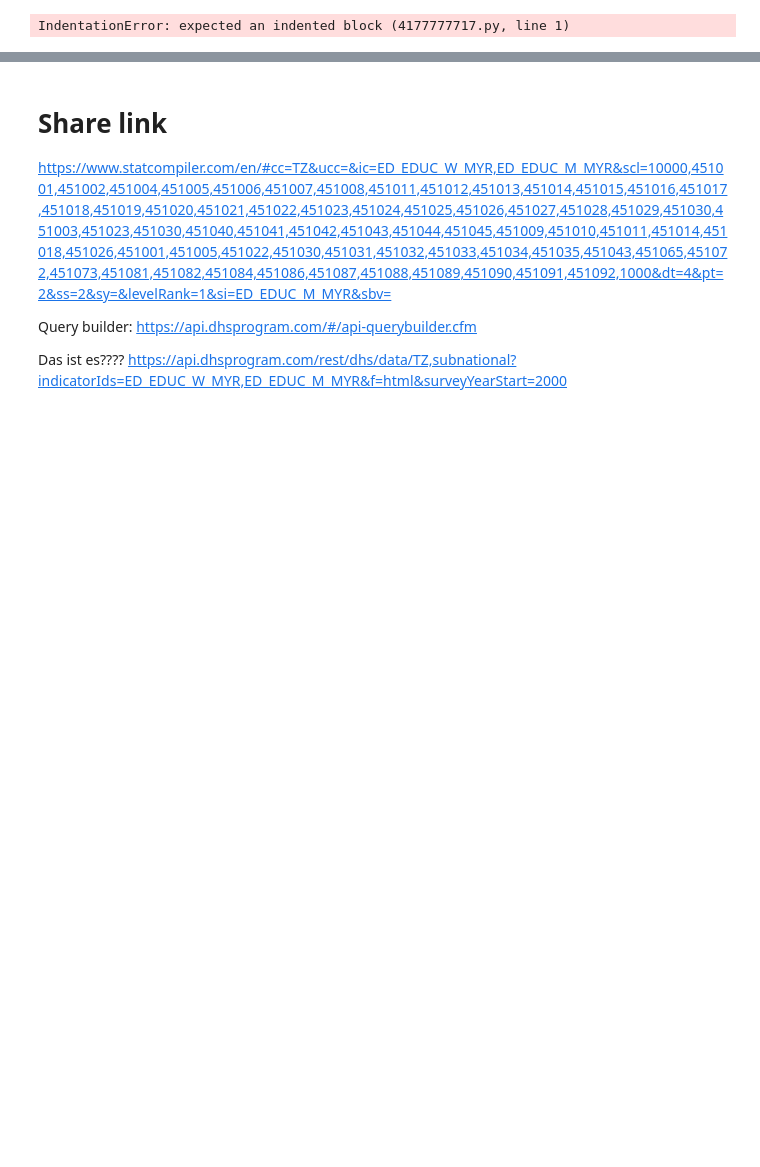
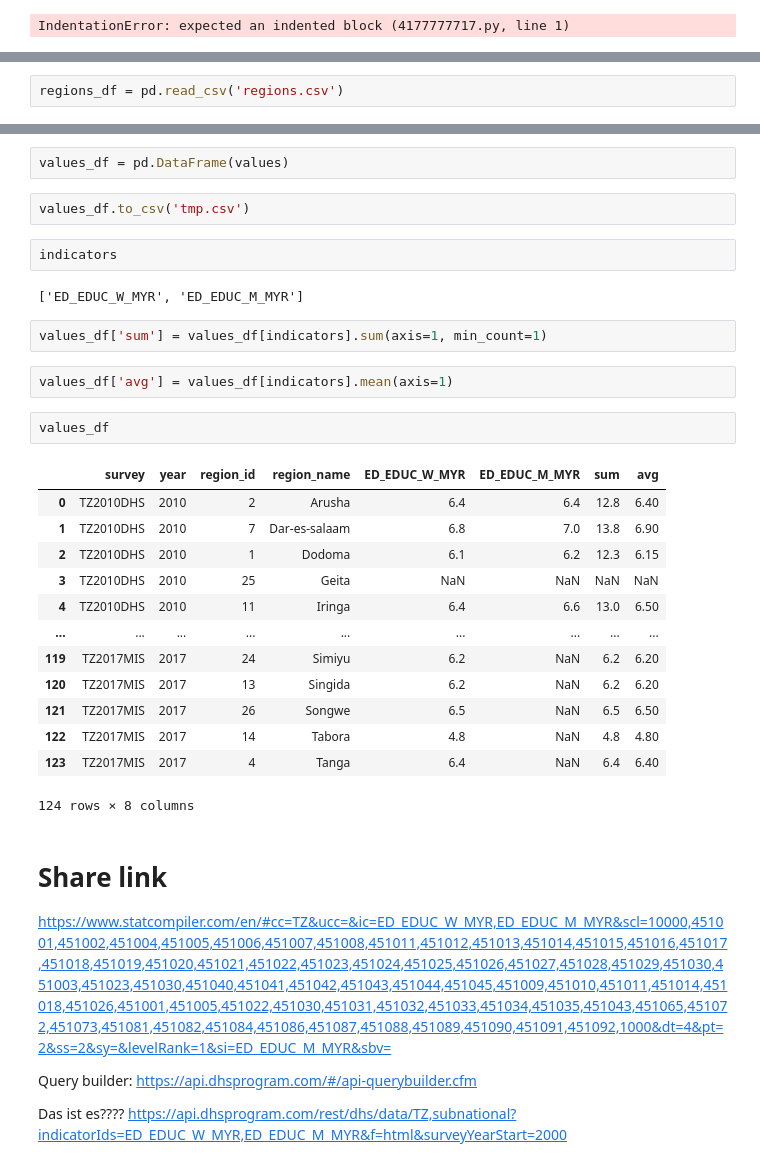
Before and after one commit to MARS-Group-HAW/esida-db, a Jupyter notebook: Statcompiler.ipynb, the cells around one changed output, grey strips where cells are left out. Saved outputs shown, nothing was run; the diff lists cells and outputs as text; blank space fills up the shorter version.

```diff
--- a/Statcompiler.ipynb
+++ b/Statcompiler.ipynb
@@ -281,0 +342,2 @@ IndentationError: expected an indented block (4177777717.py, line 1)
+# %%
+regions_df = pd.read_csv('regions.csv')
@@ -282,3 +415,31 @@ IndentationError: expected an indented block (4177777717.py, line 1)
+# %%
+values_df = pd.DataFrame(values)
+# %%
+values_df.to_csv('tmp.csv')
+# %%
+indicators
+# %% [output]
+['ED_EDUC_W_MYR', 'ED_EDUC_M_MYR']
+# %%
+values_df['sum'] = values_df[indicators].sum(axis=1, min_count=1)
+# %%
+values_df['avg'] = values_df[indicators].mean(axis=1)
+# %%
+values_df
+# %% [output]
+|  | survey | year | region_id | region_name | ED_EDUC_W_MYR | ED_EDUC_M_MYR | sum | avg |
+| 0 | TZ2010DHS | 2010 | 2 | Arusha | 6.4 | 6.4 | 12.8 | 6.40 |
+| 1 | TZ2010DHS | 2010 | 7 | Dar-es-salaam | 6.8 | 7.0 | 13.8 | 6.90 |
+| 2 | TZ2010DHS | 2010 | 1 | Dodoma | 6.1 | 6.2 | 12.3 | 6.15 |
+| 3 | TZ2010DHS | 2010 | 25 | Geita | NaN | NaN | NaN | NaN |
+| 4 | TZ2010DHS | 2010 | 11 | Iringa | 6.4 | 6.6 | 13.0 | 6.50 |
+| ... | ... | ... | ... | ... | ... | ... | ... | ... |
+| 119 | TZ2017MIS | 2017 | 24 | Simiyu | 6.2 | NaN | 6.2 | 6.20 |
+| 120 | TZ2017MIS | 2017 | 13 | Singida | 6.2 | NaN | 6.2 | 6.20 |
+| 121 | TZ2017MIS | 2017 | 26 | Songwe | 6.5 | NaN | 6.5 | 6.50 |
+| 122 | TZ2017MIS | 2017 | 14 | Tabora | 4.8 | NaN | 4.8 | 4.80 |
+| 123 | TZ2017MIS | 2017 | 4 | Tanga | 6.4 | NaN | 6.4 | 6.40 |
+124 rows × 8 columns
 # %% [markdown]
 # Share link
 
```
Also changed, not shown: parts of 9 cells of this notebook, 4 other files.
